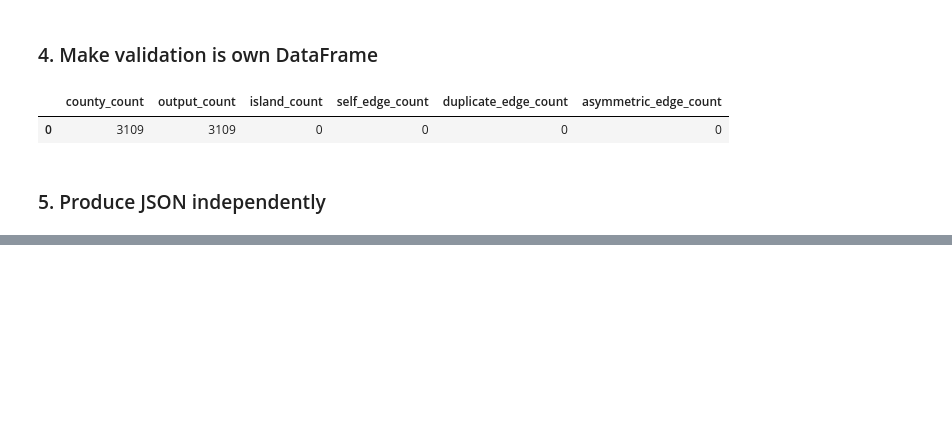
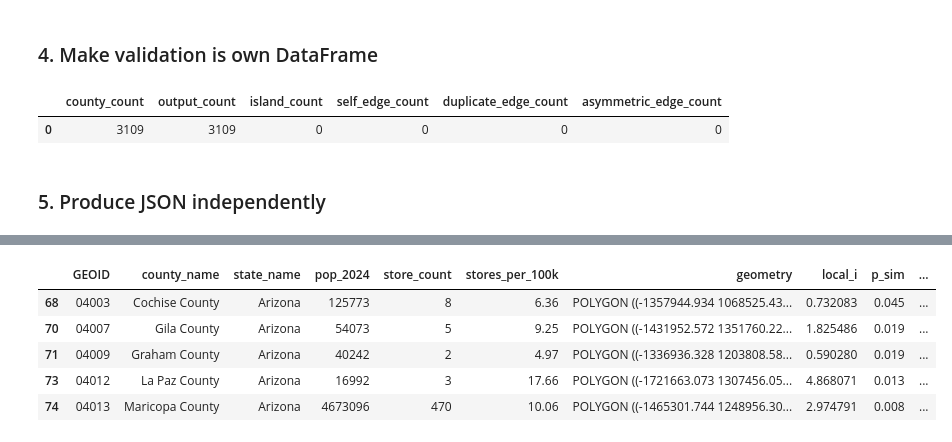
Before and after one commit to sralter/spatial_practice, a Jupyter notebook: sp.ipynb, the cells around one changed output, grey strips where cells are left out. Drawn from its saved outputs; the diff is of its cells as text; code cells hidden in the pictures; blank space fills up the shorter version.

```diff
--- a/sp.ipynb
+++ b/sp.ipynb
@@ -527,0 +645,9 @@ display(neighbors_df)
+# %%
+high_high.head()
+# %% [output]
+|  | GEOID | county_name | state_name | pop_2024 | store_count | stores_per_100k | geometry | local_i | p_sim | ... |
+| 68 | 04003 | Cochise County | Arizona | 125773 | 8 | 6.36 | POLYGON ((-1357944.934 1068525.43... | 0.732083 | 0.045 | ... |
+| 70 | 04007 | Gila County | Arizona | 54073 | 5 | 9.25 | POLYGON ((-1431952.572 1351760.22... | 1.825486 | 0.019 | ... |
+| 71 | 04009 | Graham County | Arizona | 40242 | 2 | 4.97 | POLYGON ((-1336936.328 1203808.58... | 0.590280 | 0.019 | ... |
+| 73 | 04012 | La Paz County | Arizona | 16992 | 3 | 17.66 | POLYGON ((-1721663.073 1307456.05... | 4.868071 | 0.013 | ... |
+| 74 | 04013 | Maricopa County | Arizona | 4673096 | 470 | 10.06 | POLYGON ((-1465301.744 1248956.30... | 2.974791 | 0.008 | ... |
```
Also changed, not shown: parts of 23 cells of this notebook.
